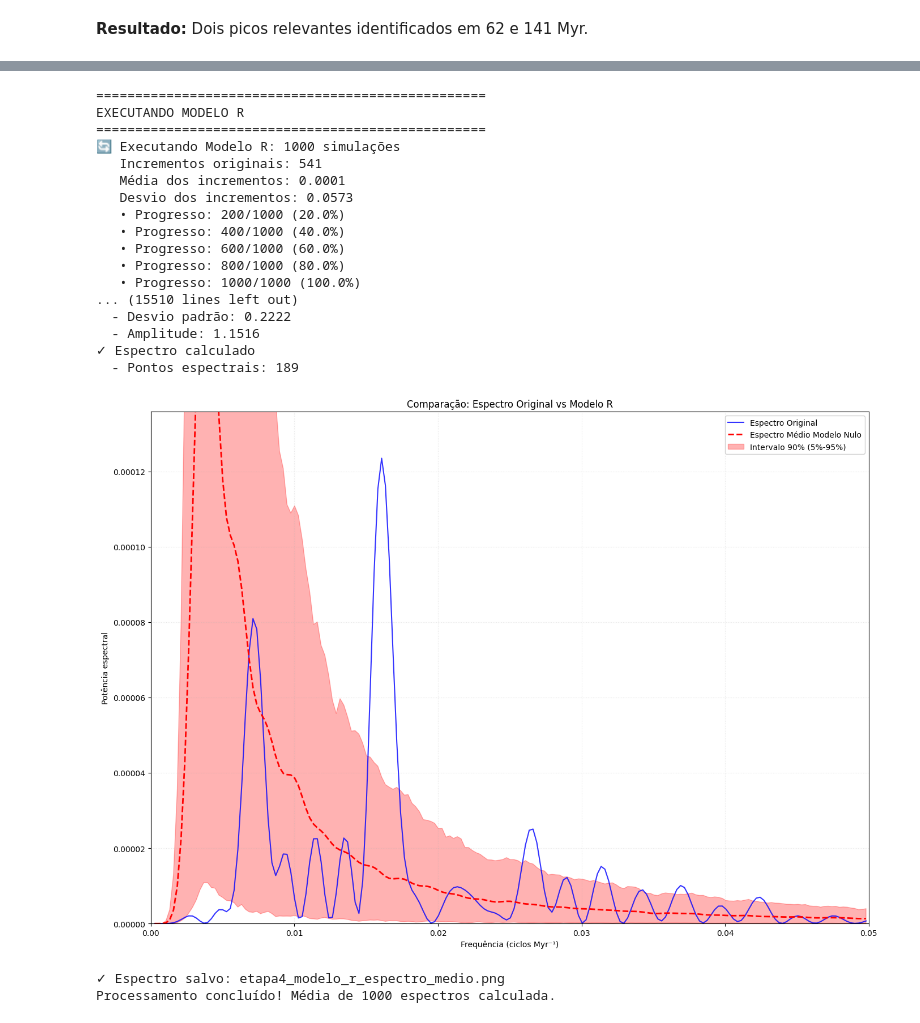
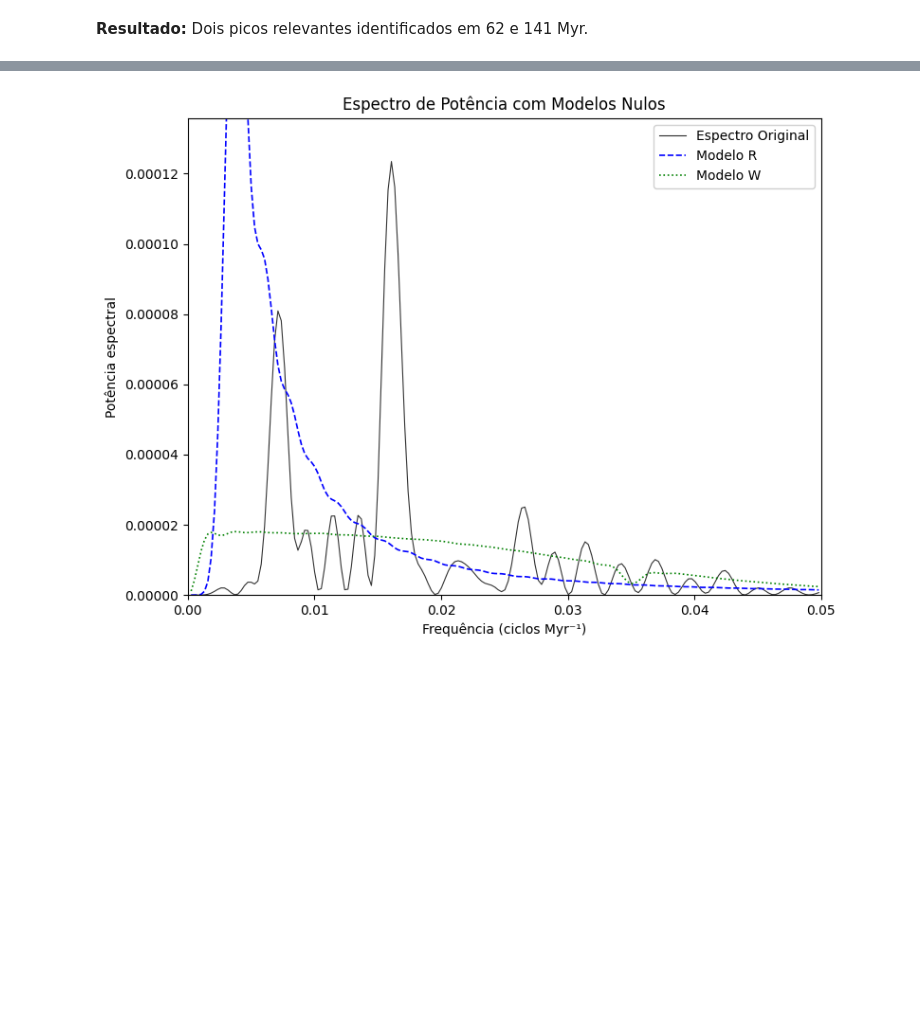
Before and after one commit to lucaanasser/Detectando-e-Interpretando-Sinais-Periodicos-em-Series-Temporais-Paleobiologicas, a Jupyter notebook: ep1.ipynb, the cells around one changed output, grey strips where cells are left out. Saved outputs shown, nothing was run; the diff lists cells and outputs as text; code cells hidden in the pictures; blank space fills up the shorter version.

```diff
--- a/ep1.ipynb
+++ b/ep1.ipynb
@@ -894,15 +600,8 @@ Para isolar flutuações periódicas, ajustamos polinômio de grau 3 removendo t
 # %%
-# Eixo x: Idade geológica em milhões de anos (Myr).
-x = df["TimeBin"]
-# Eixo y: Diversidade de gêneros marinhos ao longo do tempo geológico, em milhares de gêneros.
-y = df["Diversity"] / 1000
+polinomio = ajustar_polinomio(y, grau=3)
 
-# Ajuste polinomial para remoção de tendência
-polynomial = ajustar_polinomio(y, grau=3)
-
-# Plotagem com tendência
 plotar_serie_temporal(x, y,
                      "Diversidade de gêneros com ajuste polinomial",
                      "etapa2_remocao_tendencia.png",
-                     polynomial=polynomial)
+                     polinomio=polinomio)
 # %% [output]
@@ -916,12 +610,10 @@ plotar_serie_temporal(x, y,
 Subtraímos a tendência para obter resíduos apropriados para análise espectral.
 # %%
-# Cálculo dos resíduos
-residuos = calcular_residuos(y, x, polynomial)
+residuos = calcular_residuos(y, polinomio)
 
-# Plotagem com tendência e resíduos
 plotar_serie_temporal(x, y,
                      "Diversidade com tendência e resíduos",
                      "etapa2_residuos.png",
-                     polynomial=polynomial,
-                     residuals=residuos)
+                     polinomio=polinomio,
+                     residuos=residuos)
 # %% [output]
@@ -1021,42 +664,12 @@ Testamos significância dos picos com simulações que preservam característica
 # %%
-# Execução do Modelo R
-resultados_r = executar_modelo_nulo_completo(
-    residuos, tipo_modelo='R', n_simulacoes=1000
-)
+freqs_r, pots_r, individuais_r = modelo_r(y, grau=3, n_simulacoes=30000, pad=7)
 
-# Extrair resultados do dicionário
-freqs_r = resultados_r['freqs']
-espectro_medio_r = resultados_r['espectro_medio']
-intervalo_confianca_r = resultados_r['intervalo_confianca']
-todos_espectros_r = resultados_r['espectros_individuais']
+freqs_w, pots_w, individuais_w = modelo_w(residuos, n_blocos=20, n_simulacoes=30000, pad=7)
 
-# Plotagem da comparação
 plotar_espectro_potencia(freqs_ref, pots_ref,
-                        'Comparação: Espectro Original vs Modelo R',
-                        'etapa4_modelo_r_espectro_medio.png',
-                        freqs_modelo=freqs_r,
-                        pots_modelo=espectro_medio_r,
-                        intervalo_confianca=intervalo_confianca_r)
-
-print(f"Processamento concluído! Média de {len(todos_espectros_r)} espectros calculada.")
+                        'Espectro de Potência com Modelos Nulos',
+                        'etapa4_modelo_r_espectro.png',
+                        freqs_modelo1=freqs_r, pots_modelo1=pots_r, label_modelo1='Modelo R',
+                        freqs_modelo2=freqs_w, pots_modelo2=pots_w, label_modelo2='Modelo W')
 # %% [output]
-==================================================
-EXECUTANDO MODELO R
-==================================================
-🔄 Executando Modelo R: 1000 simulações
-   Incrementos originais: 541
-   Média dos incrementos: 0.0001
-   Desvio dos incrementos: 0.0573
-   • Progresso: 200/1000 (20.0%)
-   • Progresso: 400/1000 (40.0%)
-   • Progresso: 600/1000 (60.0%)
-   • Progresso: 800/1000 (80.0%)
-   • Progresso: 1000/1000 (100.0%)
-... (15510 lines left out)
-  - Desvio padrão: 0.2222
-  - Amplitude: 1.1516
-✓ Espectro calculado
-  - Pontos espectrais: 189
-[figure, old version]
+[figure, new version]
-✓ Espectro salvo: etapa4_modelo_r_espectro_medio.png
-Processamento concluído! Média de 1000 espectros calculada.
```
Also changed, not shown: parts of 43 cells of this notebook, 7 other files.
